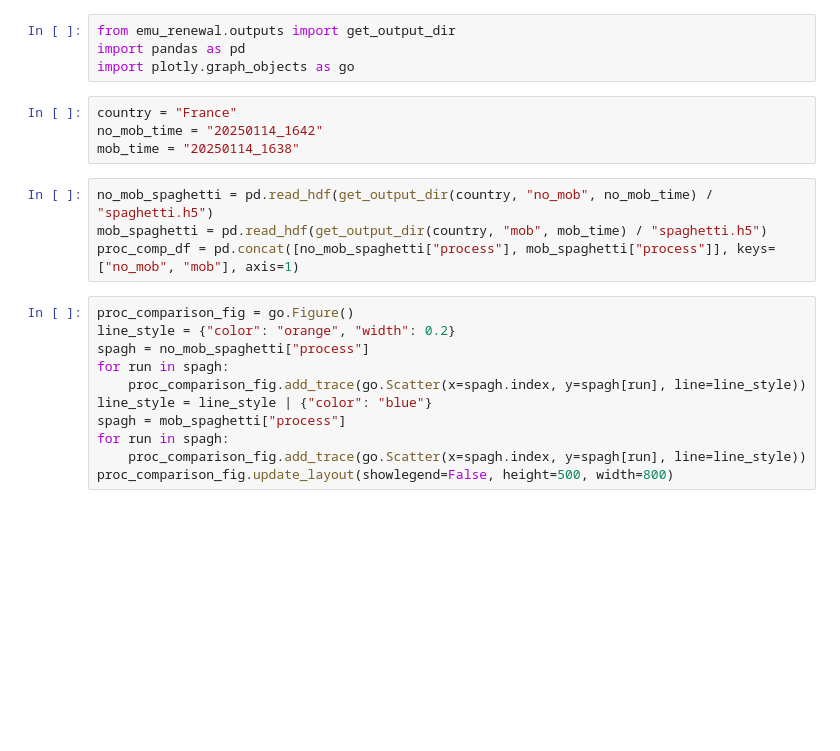
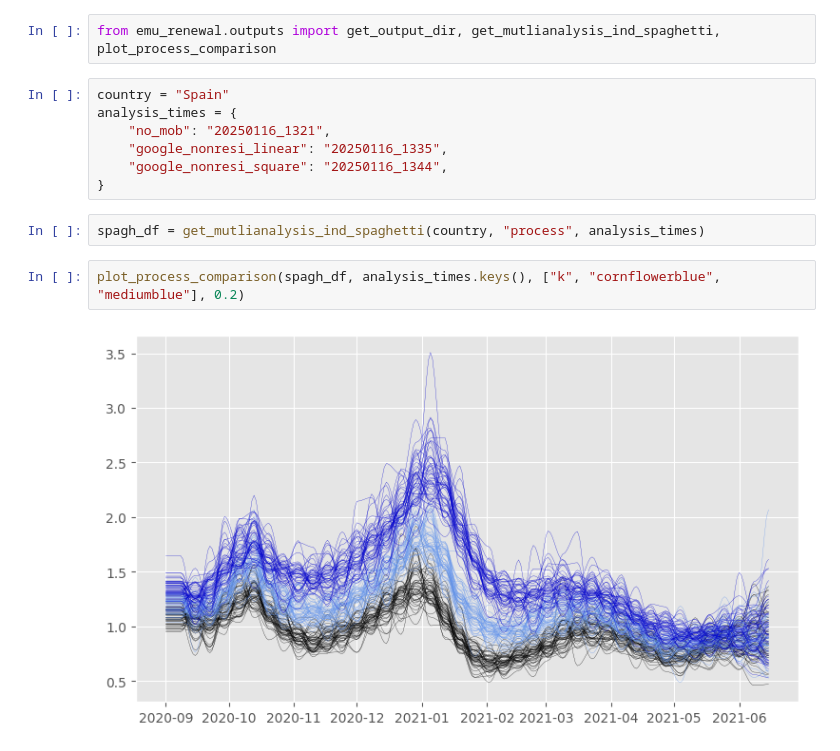
Before and after one commit to monash-emu/renewal, a Jupyter notebook: notebooks/12-compare-spaghetti-by-mob.ipynb, the cells around one changed output. Saved outputs shown, nothing was run; the diff lists cells and outputs as text; blank space fills up the shorter version.

Commit message:
Simplify notebook 12 and handle multiple mobility analysis types

```diff
--- a/notebooks/12-compare-spaghetti-by-mob.ipynb
+++ b/notebooks/12-compare-spaghetti-by-mob.ipynb
@@ -1,23 +1,15 @@
 # %%
-from emu_renewal.outputs import get_output_dir
-import pandas as pd
-import plotly.graph_objects as go
+from emu_renewal.outputs import get_output_dir, get_mutlianalysis_ind_spaghetti, plot_process_comparison
 # %%
-country = "France"
-no_mob_time = "20250114_1642"
-mob_time = "20250114_1638"
+country = "Spain"
+analysis_times = {
+    "no_mob": "20250116_1321",
+    "google_nonresi_linear": "20250116_1335",
+    "google_nonresi_square": "20250116_1344",
+}
-# %%
-no_mob_spaghetti = pd.read_hdf(get_output_dir(country, "no_mob", no_mob_time) / "spaghetti.h5")
-mob_spaghetti = pd.read_hdf(get_output_dir(country, "mob", mob_time) / "spaghetti.h5")
-proc_comp_df = pd.concat([no_mob_spaghetti["process"], mob_spaghetti["process"]], keys=["no_mob", "mob"], axis=1)
-# %%
-proc_comparison_fig = go.Figure()
-line_style = {"color": "orange", "width": 0.2}
-spagh = no_mob_spaghetti["process"]
-for run in spagh:
-    proc_comparison_fig.add_trace(go.Scatter(x=spagh.index, y=spagh[run], line=line_style))
-line_style = line_style | {"color": "blue"}
-spagh = mob_spaghetti["process"]
-for run in spagh:
-    proc_comparison_fig.add_trace(go.Scatter(x=spagh.index, y=spagh[run], line=line_style))
-proc_comparison_fig.update_layout(showlegend=False, height=500, width=800)
+# %%
+spagh_df = get_mutlianalysis_ind_spaghetti(country, "process", analysis_times)
+# %%
+plot_process_comparison(spagh_df, analysis_times.keys(), ["k", "cornflowerblue", "mediumblue"], 0.2)
+# %% [output]
+[figure, added]
```
Also changed, not shown: 1 other file.
